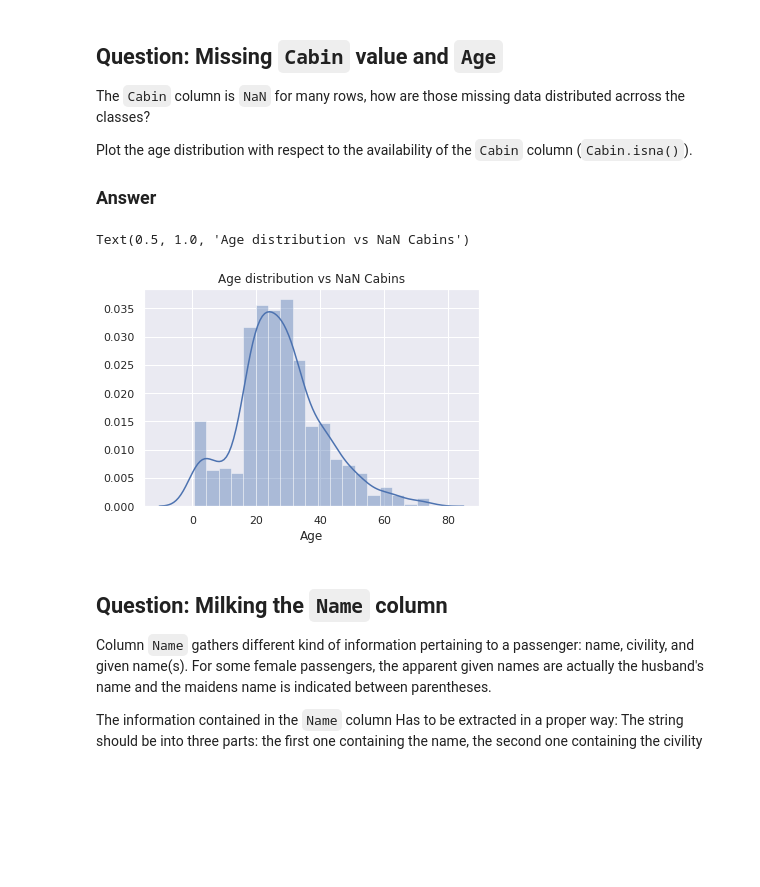
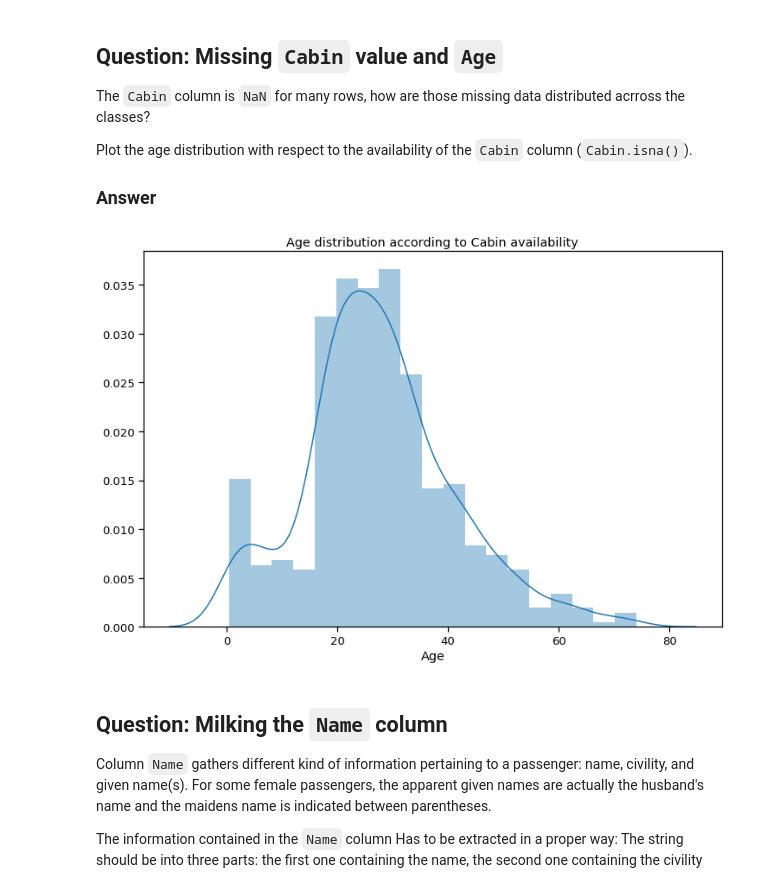
Before and after one commit to JLechuga94/BigData_1, a Jupyter notebook: homework01.ipynb, the cells around one changed output. Drawn from its saved outputs; the diff is of its cells as text; code cells hidden in the pictures; blank space fills up the shorter version.

```diff
--- a/homework01.ipynb
+++ b/homework01.ipynb
@@ -366,6 +341,9 @@ column with bins  `[0,17], (17, 40], (40, 60], (60, 100]`
 ### Answer
 # %%
 bins = pd.IntervalIndex.from_tuples([(0, 17), (17, 40), (40, 60), (60,100)])
-data["Status"] = pd.cut(data.Age, bins)
-data.Status
+status = pd.cut(data.Age.to_list(), bins)
+#Each age interval has a specific int to identify the status of the passenger
+status.categories = [1,2,3,4]
+data["Status"] = status
+data.head()
 # %% [output]
@@ -575,11 +553,10 @@ where `Cabin` is available. This is the `df_cabin` dataframe below.
 ### Answer
 # %%
 cabingroups = data.groupby("Cabin").size()
-rightDF = pd.DataFrame(data={"Cabin":cabingroups.index.values, "Roomates":cabingroups.values})
-
-#data = pd.merge(left=data, right=rightDF, on="Cabin",how="left")
-data = data.join(rightDF.set_index("Cabin"), on="Cabin")
-data
+rightDF = pd.DataFrame(data={"Cabin":cabingroups.index.values, "Roommates":cabingroups.values})
+if 'Roommates' not in data:
+    data = data.join(rightDF.set_index("Cabin"), on="Cabin")
+data.head()
 # %% [output]
 |  | PassengerId | Survived | Pclass | Name | Sex | Age | SibSp | Parch | Ticket | Fare | ... |
 | 0 | 1 | False | 3 | Braund, Mr. Owen Harris | male | 22.0 | 1 | 0 | A/5 21171 | 7.2500 | ... |
@@ -597,13 +567,2 @@ data
-# %%
-column_types = {
-    'Survived': 'bool',
-    'Sex': 'category',
-    'Embarked': 'category'
-}
-data = pd.read_csv("train.csv",sep=",",dtype=column_types)
-
-data["Pclass"] = pd.Categorical(data["Pclass"], ordered=True)
-data["SibSp"] = pd.Categorical(data["SibSp"], ordered=True)
-data["Parch"] = pd.Categorical(data["Parch"], ordered=True)
 # %%
 fig, axes = plt.subplots(1, 3,figsize=(18, 5), sharey=True)
@@ -679,10 +649,11 @@ respect to the availability of the `Cabin` column (`Cabin.isna()`).
 ### Answer
 # %%
 nocabin = data[data["Cabin"].isna()]
-sns.distplot(nocabin[nocabin["Age"].notna()]["Age"]).set_title("Age distribution vs NaN Cabins")
+fig, axes = plt.subplots(ncols=1, figsize=(12, 8))
+sns.distplot(nocabin[nocabin["Age"].notna()]["Age"]).set_title("Age distribution according to Cabin availability")
+plt.show()
 # %% [output]
-Text(0.5, 1.0, 'Age distribution vs NaN Cabins')
-[figure, old version]
+[figure, new version]
 # %% [markdown]
 
 
```
Also changed, not shown: parts of 36 cells of this notebook.
